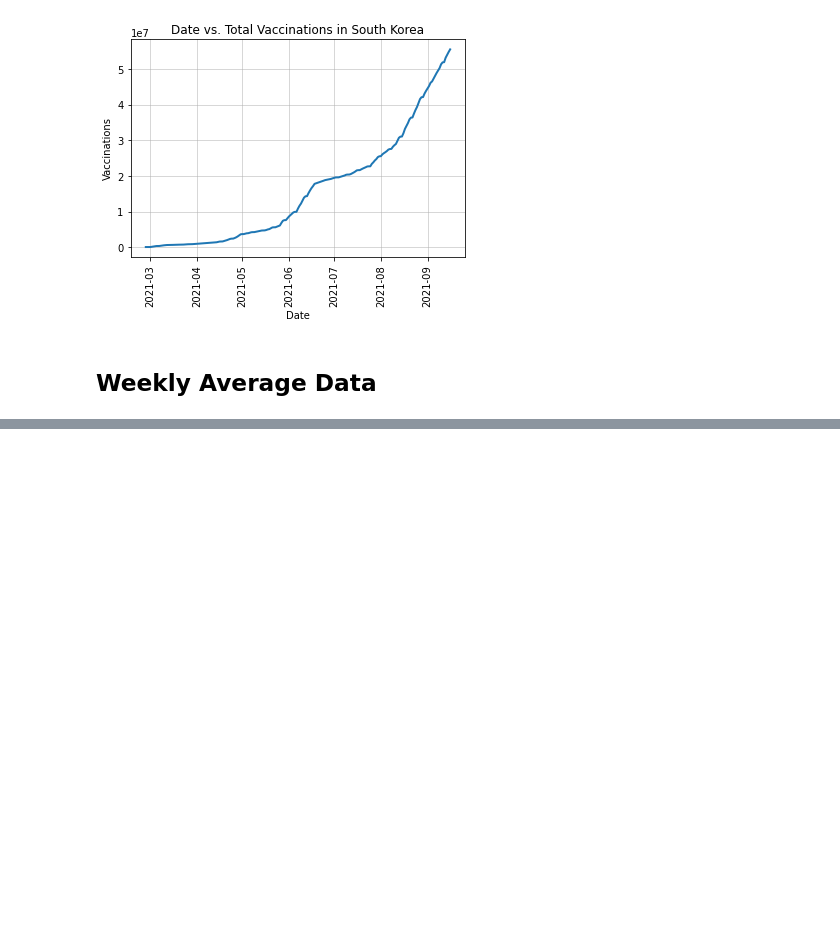
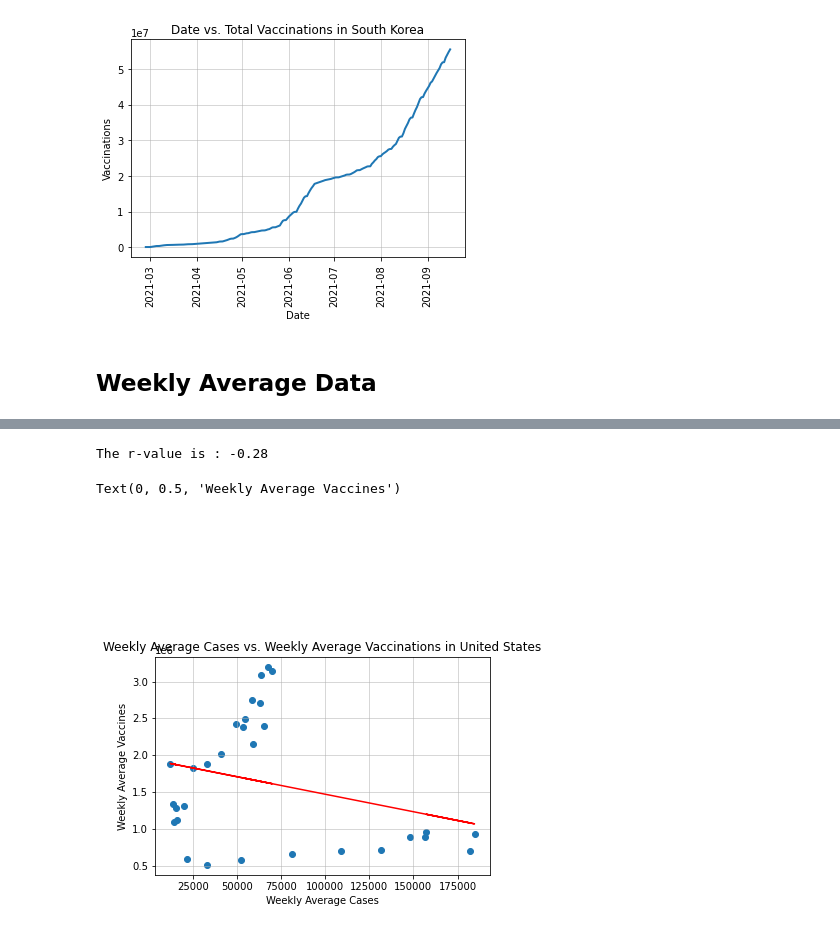
Before and after one commit to BenPickles85/bootcamp-project-1, a Jupyter notebook: vaccines_aus_merged.ipynb, the cells around one changed output, grey strips where cells are left out. Drawn from its saved outputs; the diff is of its cells as text; code cells hidden in the pictures; blank space fills up the shorter version.

```diff
--- a/vaccines_aus_merged.ipynb
+++ b/vaccines_aus_merged.ipynb
@@ -496,0 +538,13 @@ plt.grid(linewidth=1, alpha = 0.5)
+# %%
+# Weekly Average Cases vs. Weekly Average Vaccinations US
+equation = linear_regression(weekly_data["Weekly Average Cases (US)"],weekly_data["Weekly Average Vaccinations (US)"])
+annotate(equation, 40000,5000000)
+
+# Set title, labels and gridline
+plt.title("Weekly Average Cases vs. Weekly Average Vaccinations in United States")
+plt.xlabel("Weekly Average Cases")
+plt.ylabel("Weekly Average Vaccines")
+# %% [output]
+The r-value is : -0.28
+Text(0, 0.5, 'Weekly Average Vaccines')
+[figure, added]
```
Also changed, not shown: parts of 9 cells of this notebook.
